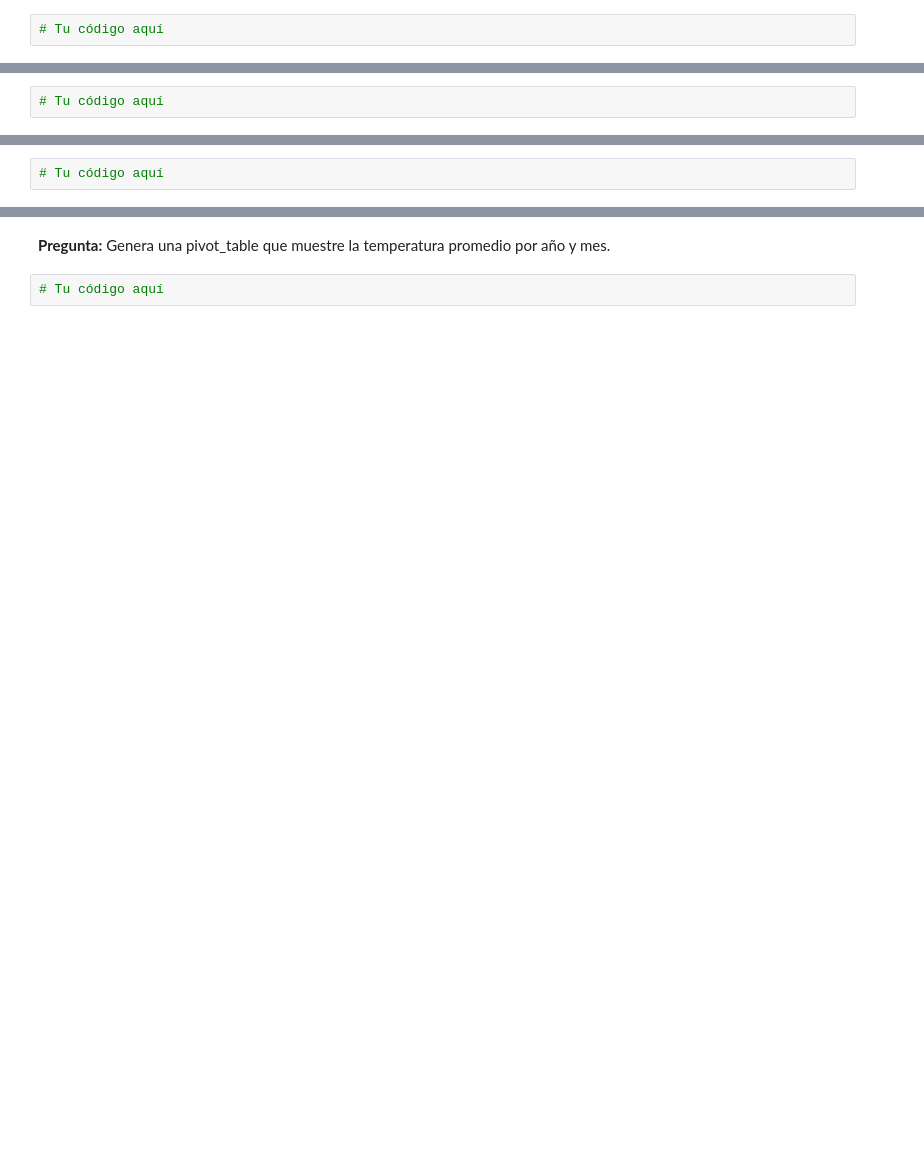
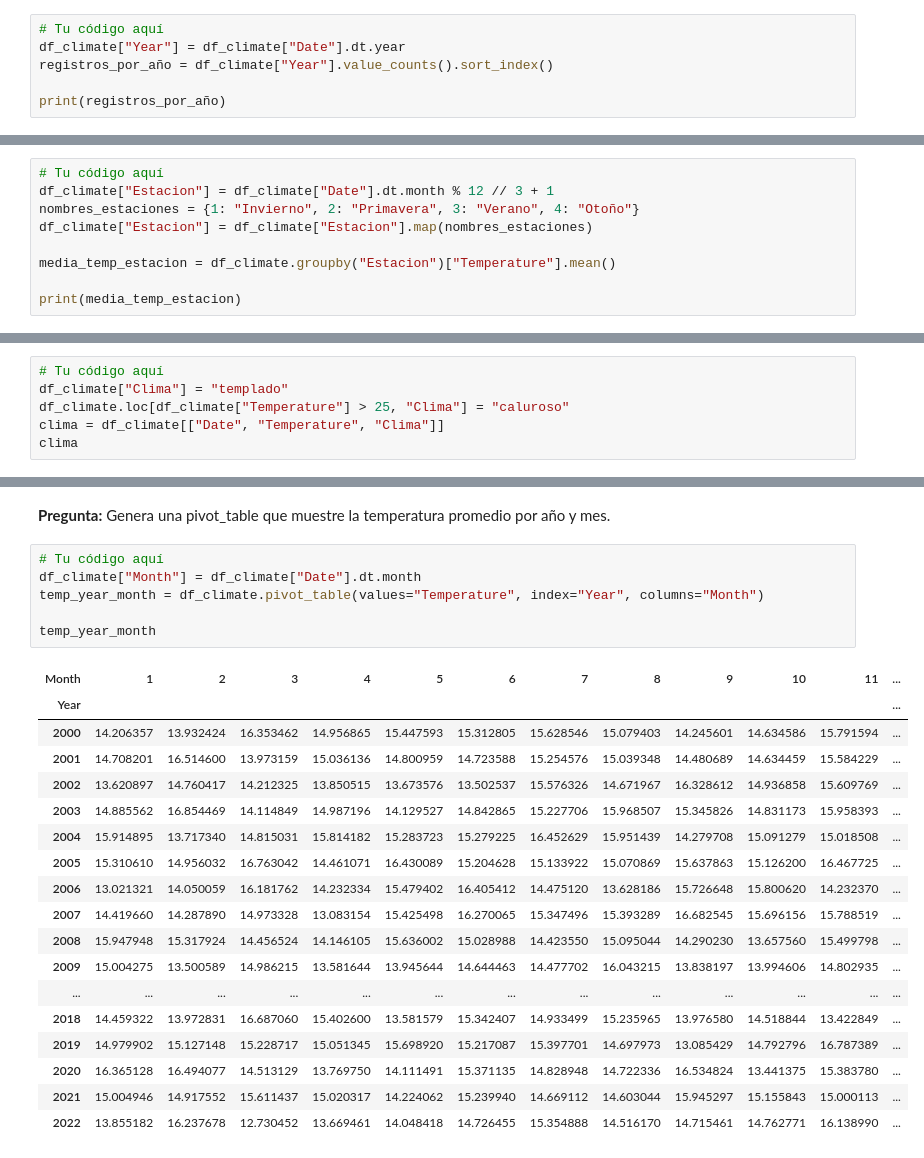
Before and after one commit to Luis-Angel-Jimenez/Anal-ticadeDatosNegociosDigitales, a Jupyter notebook: 03-Tratamiento-y-Exploración_de_los_datos/03-practica-pandas-visualizacion/practicas-con-datasets-kaggle.ipynb, the cells around one changed output, grey strips where cells are left out. Drawn from its saved outputs; the diff is of its cells as text; blank space fills up the shorter version.

```diff
--- a/03-Tratamiento-y-Exploración_de_los_datos/03-practica-pandas-visualizacion/practicas-con-datasets-kaggle.ipynb
+++ b/03-Tratamiento-y-Exploración_de_los_datos/03-practica-pandas-visualizacion/practicas-con-datasets-kaggle.ipynb
@@ -330,3 +491,7 @@ df_climate
 **Pregunta:** ¿Cuántos registros hay por año?
 # %%
 # Tu código aquí
+df_climate["Year"] = df_climate["Date"].dt.year
+registros_por_año = df_climate["Year"].value_counts().sort_index()
+
+print(registros_por_año)
@@ -346,3 +574,10 @@ df_climate
 **Pregunta:** Agrupa por estación del año y calcula la media de temperatura.
 # %%
 # Tu código aquí
+df_climate["Estacion"] = df_climate["Date"].dt.month % 12 // 3 + 1
+nombres_estaciones = {1: "Invierno", 2: "Primavera", 3: "Verano", 4: "Otoño"}
+df_climate["Estacion"] = df_climate["Estacion"].map(nombres_estaciones)
+
+media_temp_estacion = df_climate.groupby("Estacion")["Temperature"].mean()
+
+print(media_temp_estacion)
@@ -350,3 +592,7 @@ df_climate
 **Pregunta:** Crea una columna que clasifique los días como 'calurosos' o 'templados'.
 # %%
 # Tu código aquí
+df_climate["Clima"] = "templado"
+df_climate.loc[df_climate["Temperature"] > 25, "Clima"] = "caluroso"
+clima = df_climate[["Date", "Temperature", "Clima"]]
+clima
@@ -354,3 +614,26 @@ df_climate
 **Pregunta:** Genera una pivot_table que muestre la temperatura promedio por año y mes.
 # %%
 # Tu código aquí
+df_climate["Month"] = df_climate["Date"].dt.month
+temp_year_month = df_climate.pivot_table(values="Temperature", index="Year", columns="Month")
+
+temp_year_month
+# %% [output]
+| Month | 1 | 2 | 3 | 4 | 5 | 6 | 7 | 8 | 9 | 10 | 11 | ... |
+| Year |  |  |  |  |  |  |  |  |  |  |  | ... |
+| 2000 | 14.206357 | 13.932424 | 16.353462 | 14.956865 | 15.447593 | 15.312805 | 15.628546 | 15.079403 | 14.245601 | 14.634586 | 15.791594 | ... |
+| 2001 | 14.708201 | 16.514600 | 13.973159 | 15.036136 | 14.800959 | 14.723588 | 15.254576 | 15.039348 | 14.480689 | 14.634459 | 15.584229 | ... |
+| 2002 | 13.620897 | 14.760417 | 14.212325 | 13.850515 | 13.673576 | 13.502537 | 15.576326 | 14.671967 | 16.328612 | 14.936858 | 15.609769 | ... |
+| 2003 | 14.885562 | 16.854469 | 14.114849 | 14.987196 | 14.129527 | 14.842865 | 15.227706 | 15.968507 | 15.345826 | 14.831173 | 15.958393 | ... |
+| 2004 | 15.914895 | 13.717340 | 14.815031 | 15.814182 | 15.283723 | 15.279225 | 16.452629 | 15.951439 | 14.279708 | 15.091279 | 15.018508 | ... |
+| 2005 | 15.310610 | 14.956032 | 16.763042 | 14.461071 | 16.430089 | 15.204628 | 15.133922 | 15.070869 | 15.637863 | 15.126200 | 16.467725 | ... |
+| 2006 | 13.021321 | 14.050059 | 16.181762 | 14.232334 | 15.479402 | 16.405412 | 14.475120 | 13.628186 | 15.726648 | 15.800620 | 14.232370 | ... |
+| 2007 | 14.419660 | 14.287890 | 14.973328 | 13.083154 | 15.425498 | 16.270065 | 15.347496 | 15.393289 | 16.682545 | 15.696156 | 15.788519 | ... |
+| 2008 | 15.947948 | 15.317924 | 14.456524 | 14.146105 | 15.636002 | 15.028988 | 14.423550 | 15.095044 | 14.290230 | 13.657560 | 15.499798 | ... |
+| 2009 | 15.004275 | 13.500589 | 14.986215 | 13.581644 | 13.945644 | 14.644463 | 14.477702 | 16.043215 | 13.838197 | 13.994606 | 14.802935 | ... |
+| ... | ... | ... | ... | ... | ... | ... | ... | ... | ... | ... | ... | ... |
+| 2018 | 14.459322 | 13.972831 | 16.687060 | 15.402600 | 13.581579 | 15.342407 | 14.933499 | 15.235965 | 13.976580 | 14.518844 | 13.422849 | ... |
+| 2019 | 14.979902 | 15.127148 | 15.228717 | 15.051345 | 15.698920 | 15.217087 | 15.397701 | 14.697973 | 13.085429 | 14.792796 | 16.787389 | ... |
+| 2020 | 16.365128 | 16.494077 | 14.513129 | 13.769750 | 14.111491 | 15.371135 | 14.828948 | 14.722336 | 16.534824 | 13.441375 | 15.383780 | ... |
+| 2021 | 15.004946 | 14.917552 | 15.611437 | 15.020317 | 14.224062 | 15.239940 | 14.669112 | 14.603044 | 15.945297 | 15.155843 | 15.000113 | ... |
+| 2022 | 13.855182 | 16.237678 | 12.730452 | 13.669461 | 14.048418 | 14.726455 | 15.354888 | 14.516170 | 14.715461 | 14.762771 | 16.138990 | ... |
```
Also changed, not shown: parts of 25 cells of this notebook, 25 other files.
